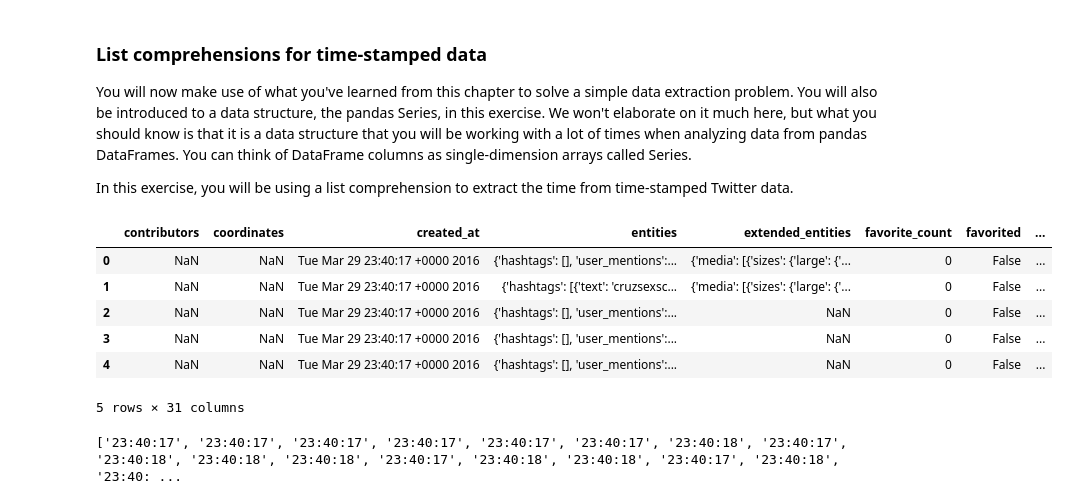
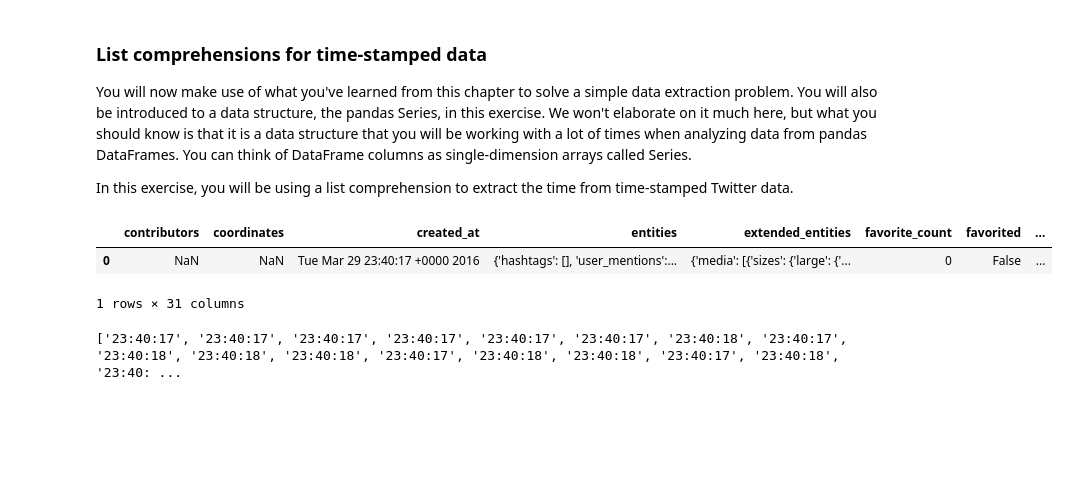
Before and after one commit to yeisonmontoya1815/Course-Machine-Learning-Python, a Jupyter notebook: 4. Python Data Science Toolbox (Part 2)/codes/4. Python Data Science Toolbox (Part 2).ipynb, the cells around one changed output. Drawn from its saved outputs; the diff is of its cells as text; code cells hidden in the pictures; blank space fills up the shorter version.

```diff
--- a/4. Python Data Science Toolbox (Part 2)/codes/4. Python Data Science Toolbox (Part 2).ipynb
+++ b/4. Python Data Science Toolbox (Part 2)/codes/4. Python Data Science Toolbox (Part 2).ipynb
@@ -504,17 +504,13 @@ You will now make use of what you've learned from this chapter to solve a simple
 
 In this exercise, you will be using a list comprehension to extract the time from time-stamped Twitter data.
 # %%
-df = pd.read_csv('tweets.csv')
+df = pd.read_csv('Tweets.txt')
 # %%
-df.head()
+df.head(1)
 # %% [output]
 |  | contributors | coordinates | created_at | entities | extended_entities | favorite_count | favorited | ... |
 | 0 | NaN | NaN | Tue Mar 29 23:40:17 +0000 2016 | {'hashtags': [], 'user_mentions':... | {'media': [{'sizes': {'large': {'... | 0 | False | ... |
-| 1 | NaN | NaN | Tue Mar 29 23:40:17 +0000 2016 | {'hashtags': [{'text': 'cruzsexsc... | {'media': [{'sizes': {'large': {'... | 0 | False | ... |
-| 2 | NaN | NaN | Tue Mar 29 23:40:17 +0000 2016 | {'hashtags': [], 'user_mentions':... | NaN | 0 | False | ... |
-| 3 | NaN | NaN | Tue Mar 29 23:40:17 +0000 2016 | {'hashtags': [], 'user_mentions':... | NaN | 0 | False | ... |
-| 4 | NaN | NaN | Tue Mar 29 23:40:17 +0000 2016 | {'hashtags': [], 'user_mentions':... | NaN | 0 | False | ... |
-5 rows × 31 columns
+1 rows × 31 columns
 # %%
 # Extract the created_at column from df: tweet_time
 tweet_time = df['created_at']
```
Also changed, not shown: parts of 2 cells of this notebook, 2 other files.
